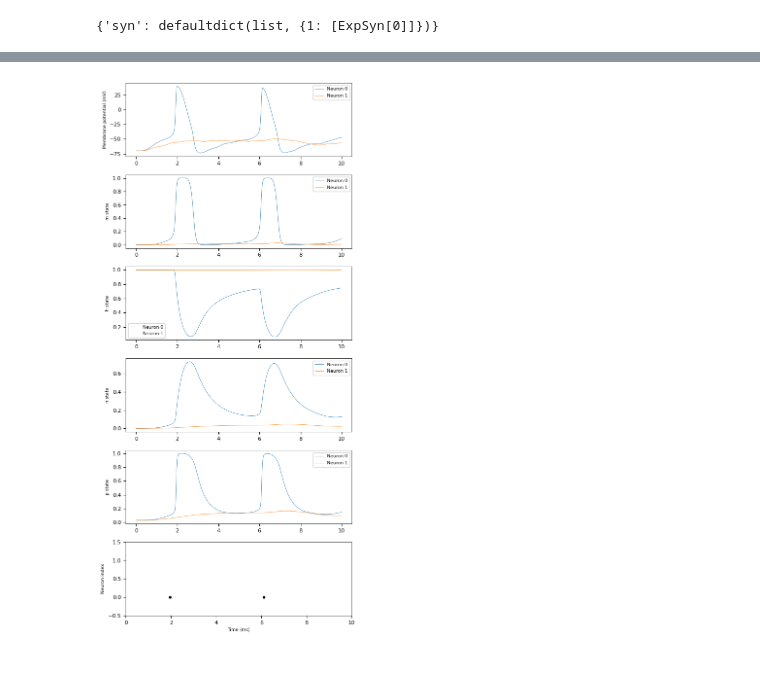
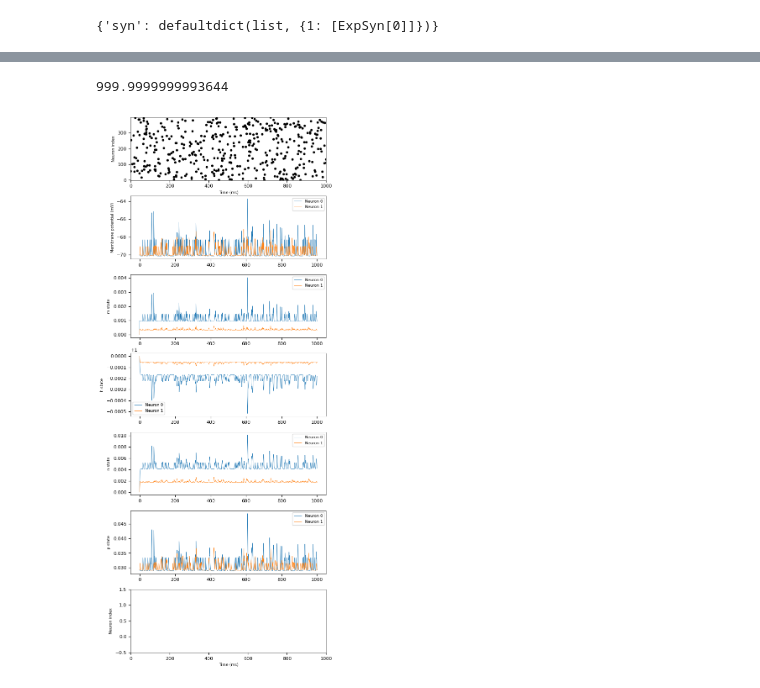
Before and after one commit to rnwatanabe/Modelo-Motoneuronio, a Jupyter notebook: dynamicalfiringrate.ipynb, the cells around one changed output, grey strips where cells are left out. Drawn from its saved outputs; the diff is of its cells as text; code cells hidden in the pictures.

```diff
--- a/dynamicalfiringrate.ipynb
+++ b/dynamicalfiringrate.ipynb
@@ -230,7 +224,7 @@ def generate_spike_times(i):
 # %%
 np.random.seed(26278342)
-spike_source = sim.Population(400, sim.SpikeSourceArray(spike_times=generate_spike_times))
-# spike_source.rate=83
+spike_source = sim.Population(400, sim.SpikeSourcePoisson())
+# spike_source.set(rate=83)
 syn = sim.StaticSynapse(weight=0.6, delay=0.2)
 input_conns = sim.Projection(spike_source, cells,
                              sim.FixedProbabilityConnector(0.3, location_selector='dendrite'),
@@ -290,27 +244,32 @@ element(): index=2, etime=16.9834, t=9.99865
+# %%
+sim.run(1000)#, callbacks=[SetRate(spike_source, cells)])
+# %% [output]
+999.9999999993644
 # %%
 figure_filename = 'teste.png'
-
+data_source = spike_source.get_data().segments[0]
 data = cells.get_data().segments[0]
 vm = data.filter(name="soma.v")[0]
 m = data.filter(name="soma.na.m")[0]
 h = data.filter(name="soma.na.h")[0]
 n = data.filter(name="soma.kf.n")[0]
 p = data.filter(name="soma.ks.p")[0]
 # ina = data.filter(name="soma.na.ina")[0]
 # ik = data.filter(name="ik")[0]
 
 # gsyn = data.filter(name="gsyn_exc")[0]
 Figure(
+    Panel(data_source.spiketrains, xlabel="Time (ms)", xticks=True, yticks=True),
     Panel(vm, ylabel="Membrane potential (mV)", xticks=True, yticks=True),
     Panel(m, ylabel="m state", xticks=True, yticks=True),
     Panel(h, ylabel="h state", xticks=True, yticks=True),
     Panel(n, ylabel="n state", xticks=True, yticks=True),
     Panel(p, ylabel="p state", xticks=True, yticks=True),
     # Panel(ina, ylabel="i_na (mA)", xticks=True, yticks=True),
     # Panel(ik, ylabel="i_k (mA)", xticks=True, yticks=True),
 
     # Panel(gsyn, ylabel="Synaptic conductance (uS)"),
     Panel(data.spiketrains, xlabel="Time (ms)", xticks=True, yticks=True),
 ).save(figure_filename)
 # %% [output]
-[figure, old version]
+[figure, new version]
```
Also changed, not shown: parts of 10 cells of this notebook, 4 other files.
